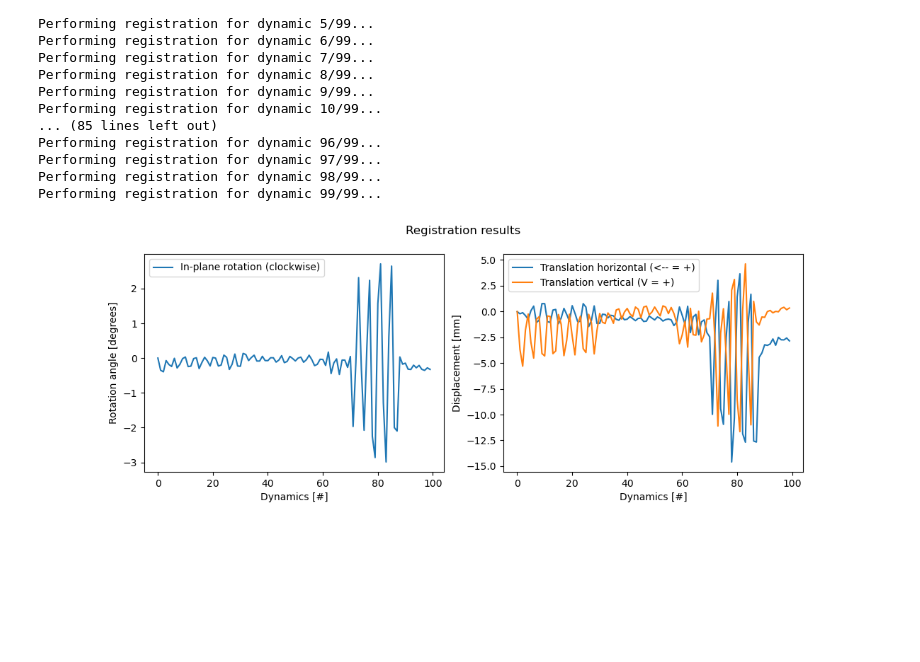
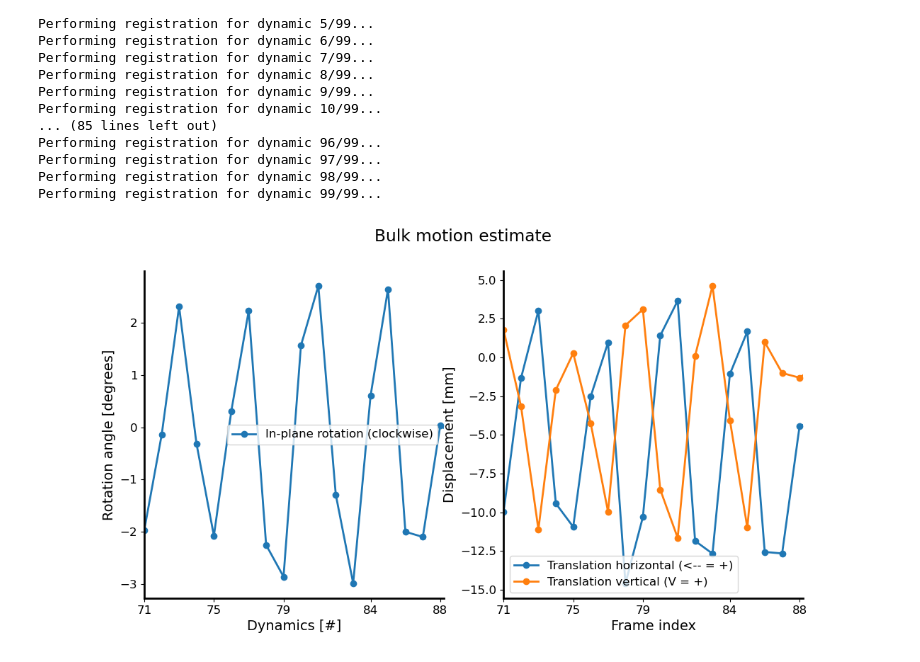
Before and after one commit to mikgroup/bpt_paper, a Jupyter notebook: estimate_bulk_motion.ipynb, the cells around one changed output. Cells and saved outputs as stored; diff of their text form; code cells hidden in the pictures; blank space fills up the shorter version.

```diff
--- a/estimate_bulk_motion.ipynb
+++ b/estimate_bulk_motion.ipynb
@@ -61,17 +62,23 @@ def test_reg(fixed_img, moving_img, rot_center, reg_outdir=None, debug=False, fi
     return result_img, transform_parameters
 
 
-def plot_reg_results(transformParameters, res=2):
-    fig, ax = plt.subplots(1,2, figsize=(12, 4))
-    fig.suptitle('Registration results')
-    ax[0].plot(transformParameters[:, 0]/(2*np.pi)*360)
+def plot_reg_results(transformParameters, res=2, figsize=(12,6), xlim=[72,88]):
+    fig, ax = plt.subplots(1,2, figsize=figsize)
+    fig.suptitle('Bulk motion estimate')
+    ax[0].plot(transformParameters[:, 0]/(2*np.pi)*360, '-o')
     ax[0].legend(['In-plane rotation (clockwise)'])
     ax[0].set_ylabel('Rotation angle [degrees]')
     ax[0].set_xlabel('Dynamics [#]')
-    ax[1].plot(transformParameters[:, 1:]*res)
+
+    ax[1].plot(transformParameters[:, 1:]*res, '-o')
     ax[1].legend(['Translation horizontal (<-- = +)', 'Translation vertical (V = +)'])
     ax[1].set_ylabel('Displacement [mm]')
-    ax[1].set_xlabel('Dynamics [#]')
+    ax[1].set_xlabel('Frame index')
+
+    for i in range(2):
+        ax[i].set_xlim(xlim)
+        ax[i].set_xticks(np.linspace(xlim[0], xlim[1], 5).astype(int))
+
     plt.show()
 # %%
 # Load images
@@ -115,8 +122,21 @@ Performing registration for dynamic 96/99...
 Performing registration for dynamic 97/99...
 Performing registration for dynamic 98/99...
 Performing registration for dynamic 99/99...
+# %%
+plt.rcParams.update({'axes.spines.right':False,
+                    'axes.spines.top':False,
+                    'font.size': 14,
+                    'axes.titlesize':14, # fontsize of the axes title
+                    'axes.labelsize':14,
+                    'axes.linewidth':2,
+                    'legend.fontsize':12,
+                    'xtick.labelsize':12,
+                    'ytick.labelsize':12,
+                    'lines.linewidth':2
+                    })
 # %%
 # Plot translation and rotation
-plot_reg_results(transform_params, res=1.9)
+plot_reg_results(transform_params, res=1.9, figsize=(12,6), xlim=[71.5,88.2])
+plt.subplots_adjust(bottom=0.15, wspace=0.3, hspace=0.2)
 # %% [output]
-[figure, old version]
+[figure, new version]
```
Also changed, not shown: parts of 2 cells of this notebook.
